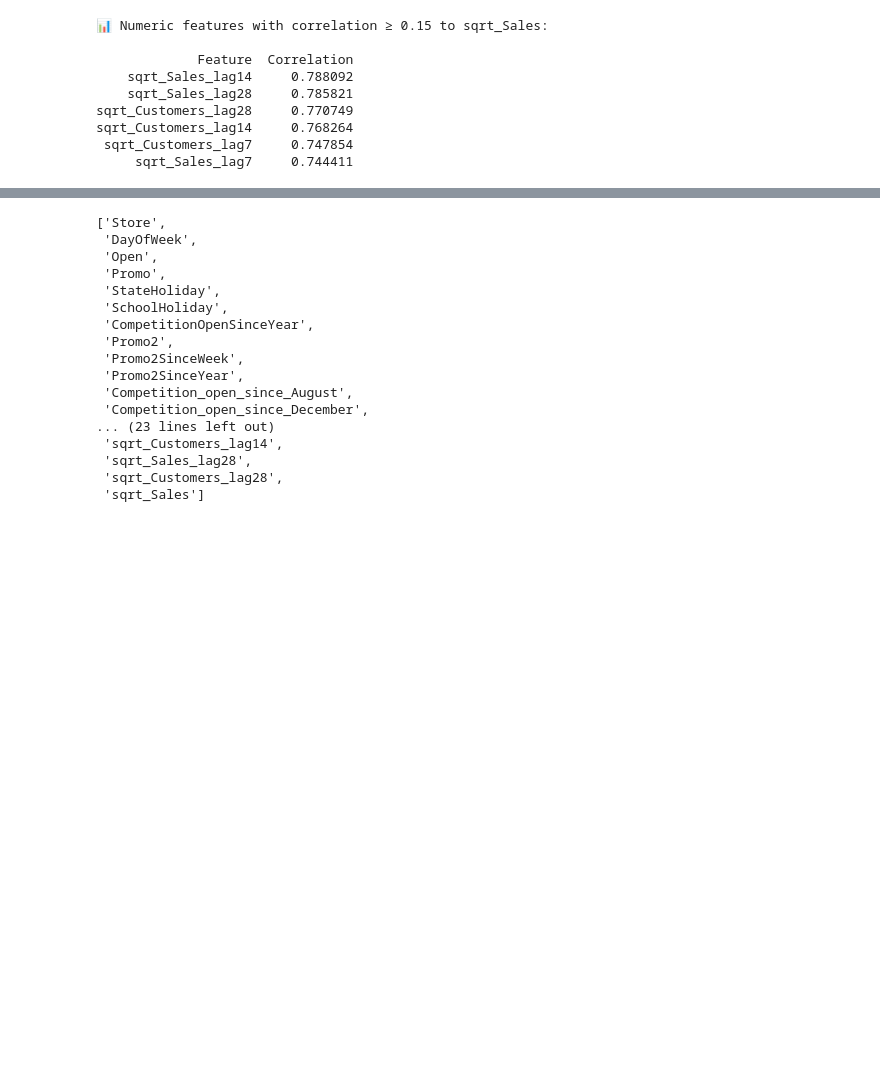
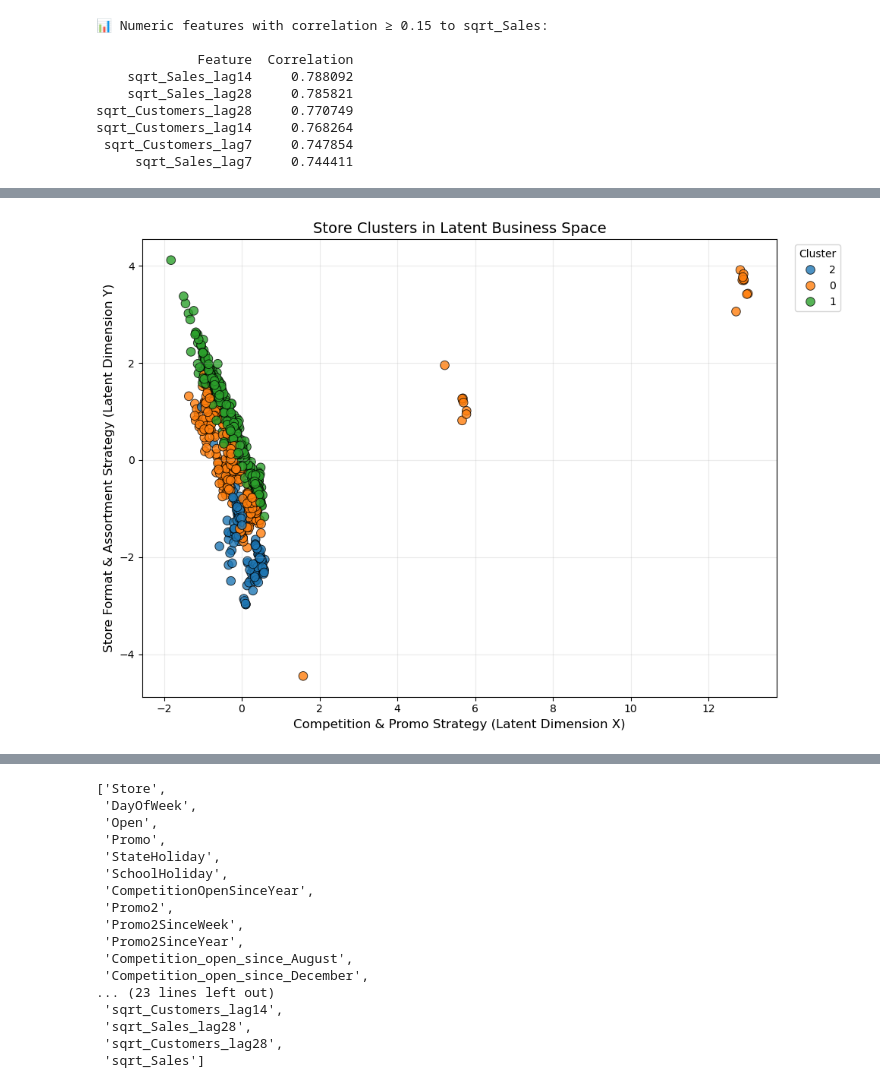
Before and after one commit to CarlosHernandez3/CAP_3764_2025_Fall_Team_2, a Jupyter notebook: notebooks/data_preprocessing.ipynb, the cells around one changed output, grey strips where cells are left out. Cells and saved outputs as stored; diff of their text form; code cells hidden in the pictures; blank space fills up the shorter version.

```diff
--- a/notebooks/data_preprocessing.ipynb
+++ b/notebooks/data_preprocessing.ipynb
@@ -478,0 +572,40 @@ memory usage: 370.6+ MB
+# %%
+import matplotlib.pyplot as plt
+import seaborn as sns
+from sklearn.decomposition import PCA
+
+# Reduce cluster feature space to 2D
+pca = PCA(n_components=2, random_state=42)
+reduced = pca.fit_transform(store_scaled)
+
+pca_df = pd.DataFrame({
+    "PC1": reduced[:, 0],
+    "PC2": reduced[:, 1],
+    "Cluster": store["StoreCluster"].astype(str)
+})
+
+# Plot
+
+plt.figure(figsize=(10, 7))
+sns.scatterplot(
+    data=pca_df,
+    x="PC1",
+    y="PC2",
+    hue="Cluster",
+    palette="tab10",
+    alpha=0.8,
+    s=70,
+    edgecolor="black",
+)
+
+# Label axes with business interpretation
+plt.xlabel("Competition & Promo Strategy (Latent Dimension X)", fontsize=12)
+plt.ylabel("Store Format & Assortment Strategy (Latent Dimension Y)", fontsize=12)
+
+plt.title("Store Clusters in Latent Business Space", fontsize=14)
+plt.legend(title="Cluster", bbox_to_anchor=(1.02, 1), loc="upper left")
+plt.grid(True, alpha=0.25)
+plt.tight_layout()
+plt.show()
+# %% [output]
+[figure, added]
```
Also changed, not shown: parts of 7 cells of this notebook, 7 other files.
